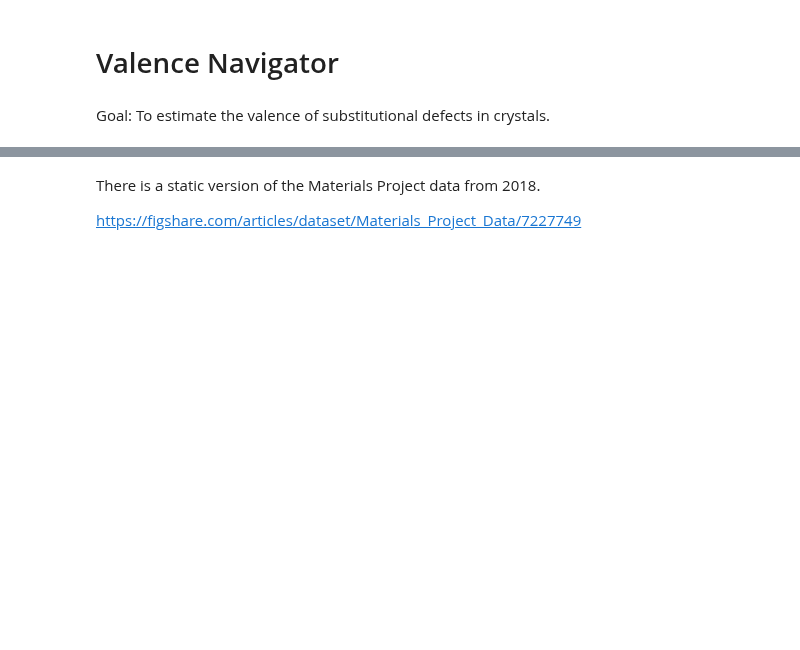
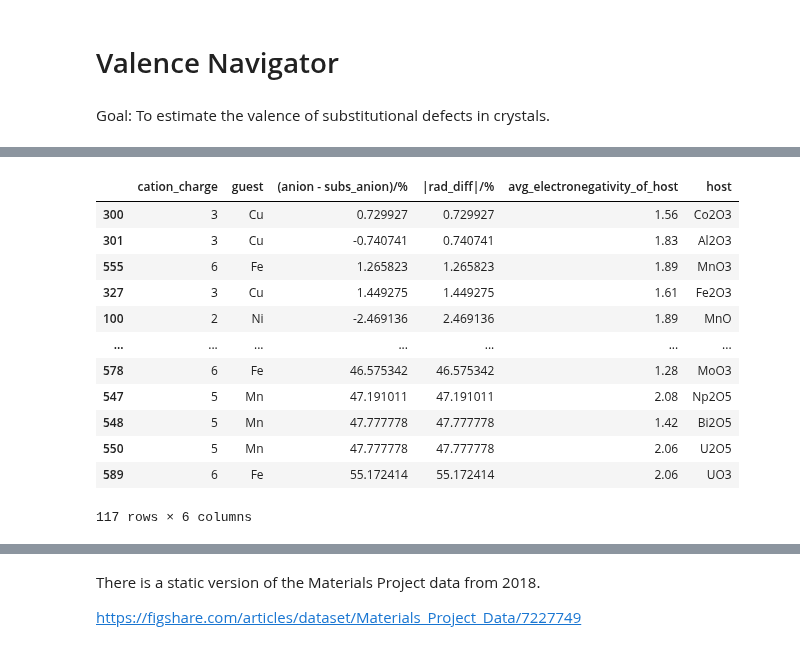
Before and after one commit to zia-lab/qdef, a Jupyter notebook: ValenceCalculator.ipynb, the cells around one changed output, grey strips where cells are left out. Drawn from its saved outputs; the diff is of its cells as text; code cells hidden in the pictures; blank space fills up the shorter version.

```diff
--- a/ValenceCalculator.ipynb
+++ b/ValenceCalculator.ipynb
@@ -23,0 +138,9 @@ import numpy as np
+# %%
+def ionic_radius(element_symbol, charge, radius_type='crystal'):
+    results = ionic_radii_df[(ionic_radii_df.loc[:,'symbol'] == element_symbol) &
+                    (ionic_radii_df.loc[:,'radius type'] == r_type) &
+                    (ionic_radii_df.loc[:,'charge'] == charge)]
+    if len(results) > 0:
+        return float(list(results['radius/pm'])[0])
+    else:
+        return None
@@ -23,0 +151,11 @@ import numpy as np
+# %%
+def parse_chemical_formula(struc):
+    sites = struc['sites']
+    species = [s['species'][0]['element'] for s in sites]
+    species_counts = {elem: species.count(elem) for elem in set(species)}
+    return species_counts
+
+def binary_electroneg(parse_struct):
+    elements = list(parse_struct.keys())
+    electronegs = list(map(lambda x: pymatgen.core.Element(x).X, elements))
+    return max(electronegs) - min(electronegs)
@@ -23,0 +164,2 @@ import numpy as np
+# %%
+mp_df = pd.read_csv('/Users/juan/Data/Materials Project/mp_all.csv')
@@ -23,0 +168,5 @@ import numpy as np
+# %%
+structures = list(map(eval, mp_df['structure']))
+parsed_structures = list(map(parse_chemical_formula, structures))
+mp_df['parsed_structure'] = parsed_structures
+mp_df['num_elements'] = list(map(len,parsed_structures))
@@ -23,0 +290,3 @@ import numpy as np
+# %%
+rep_df
+# %% [output]
@@ -23,0 +294,13 @@ import numpy as np
+|  | cation_charge | guest | (anion - subs_anion)/% | |rad_diff|/% | avg_electronegativity_of_host | host |
+| 300 | 3 | Cu | 0.729927 | 0.729927 | 1.56 | Co2O3 |
+| 301 | 3 | Cu | -0.740741 | 0.740741 | 1.83 | Al2O3 |
+| 555 | 6 | Fe | 1.265823 | 1.265823 | 1.89 | MnO3 |
+| 327 | 3 | Cu | 1.449275 | 1.449275 | 1.61 | Fe2O3 |
+| 100 | 2 | Ni | -2.469136 | 2.469136 | 1.89 | MnO |
+| ... | ... | ... | ... | ... | ... | ... |
+| 578 | 6 | Fe | 46.575342 | 46.575342 | 1.28 | MoO3 |
+| 547 | 5 | Mn | 47.191011 | 47.191011 | 2.08 | Np2O5 |
+| 548 | 5 | Mn | 47.777778 | 47.777778 | 1.42 | Bi2O5 |
+| 550 | 5 | Mn | 47.777778 | 47.777778 | 2.06 | U2O5 |
+| 589 | 6 | Fe | 55.172414 | 55.172414 | 2.06 | UO3 |
+117 rows × 6 columns
```
Also changed, not shown: parts of 40 cells of this notebook, 5 other files.
